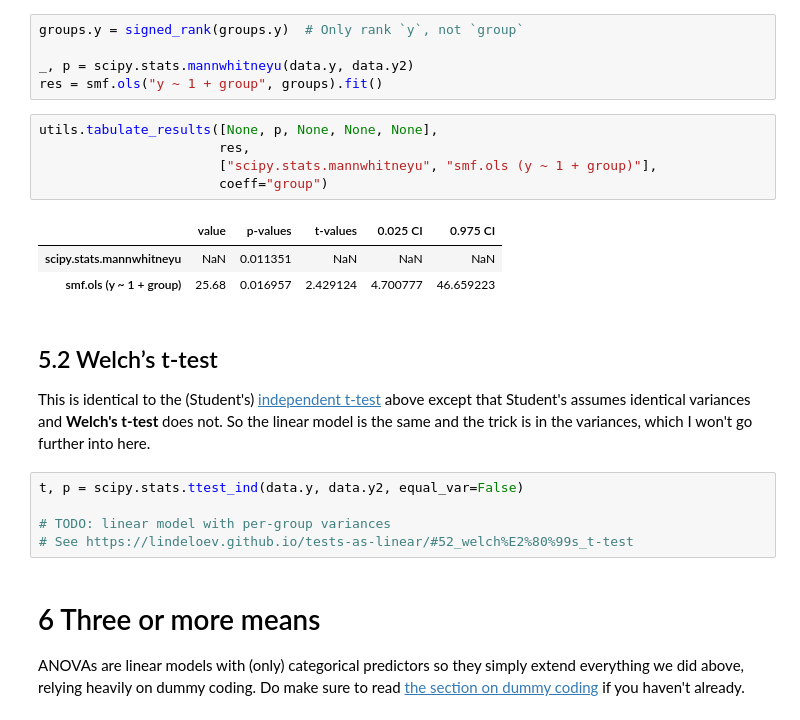
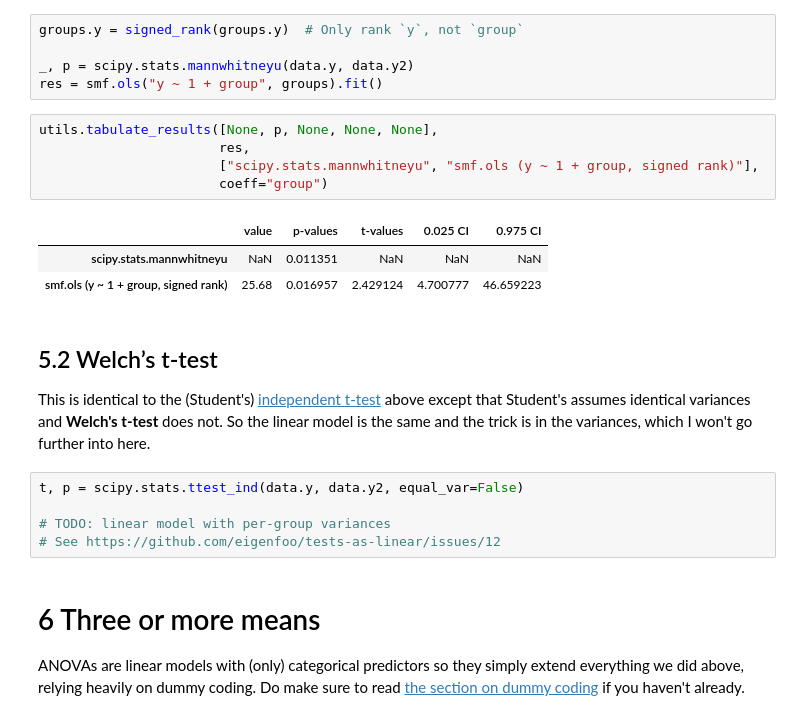
Before and after one commit to eigenfoo/tests-as-linear, a Jupyter notebook: tests-as-linear.ipynb, the cells around one changed output. Cells and saved outputs as stored; diff of their text form.

```diff
--- a/tests-as-linear.ipynb
+++ b/tests-as-linear.ipynb
@@ -353,12 +353,12 @@ res = smf.ols("y ~ 1 + group", groups).fit()
 # %%
 utils.tabulate_results([None, p, None, None, None],
                        res,
-                       ["scipy.stats.mannwhitneyu", "smf.ols (y ~ 1 + group)"],
+                       ["scipy.stats.mannwhitneyu", "smf.ols (y ~ 1 + group, signed rank)"],
                        coeff="group")
 # %% [output]
 |  | value | p-values | t-values | 0.025 CI | 0.975 CI |
 | scipy.stats.mannwhitneyu | NaN | 0.011351 | NaN | NaN | NaN |
-| smf.ols (y ~ 1 + group) | 25.68 | 0.016957 | 2.429124 | 4.700777 | 46.659223 |
+| smf.ols (y ~ 1 + group, signed rank) | 25.68 | 0.016957 | 2.429124 | 4.700777 | 46.659223 |
 # %% [markdown]
 ## 5.2 Welch’s t-test
 
@@ -367,7 +367,7 @@ This is identical to the (Student's) [independent t-test](#5.1.4-Python-code:-in
 t, p = scipy.stats.ttest_ind(data.y, data.y2, equal_var=False)
 
 # TODO: linear model with per-group variances
-# See https://lindeloev.github.io/tests-as-linear/#52_welch%E2%80%99s_t-test
+# See https://github.com/eigenfoo/tests-as-linear/issues/12
 # %% [markdown]
 # 6 Three or more means
 
```
Also changed, not shown: parts of 8 cells of this notebook, 1 other file.
